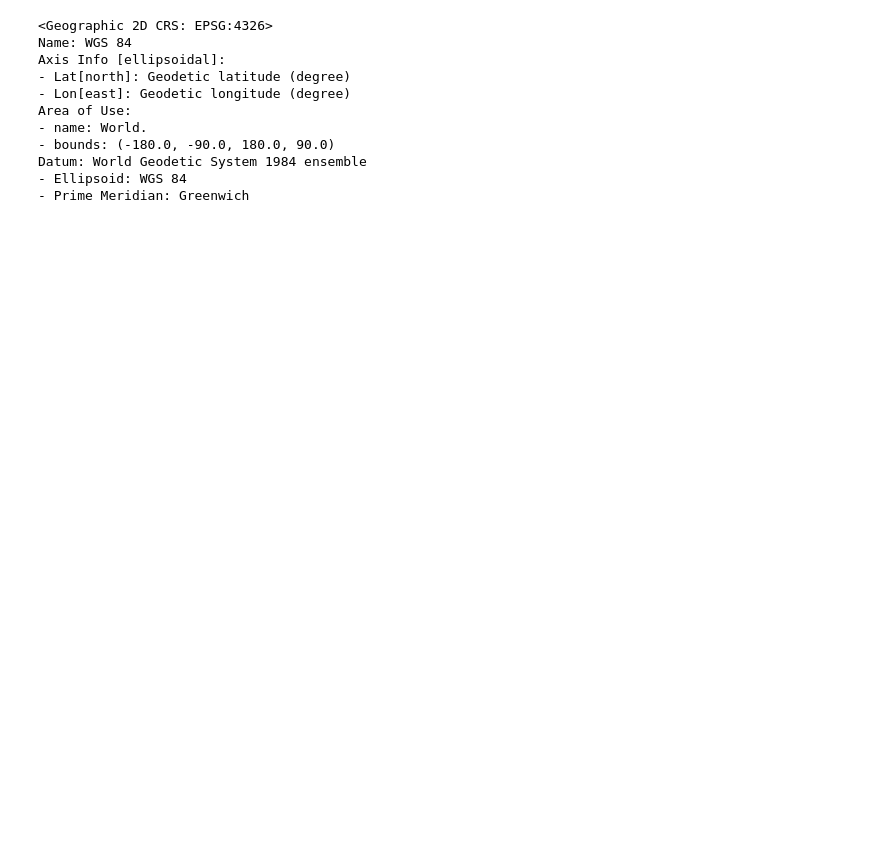
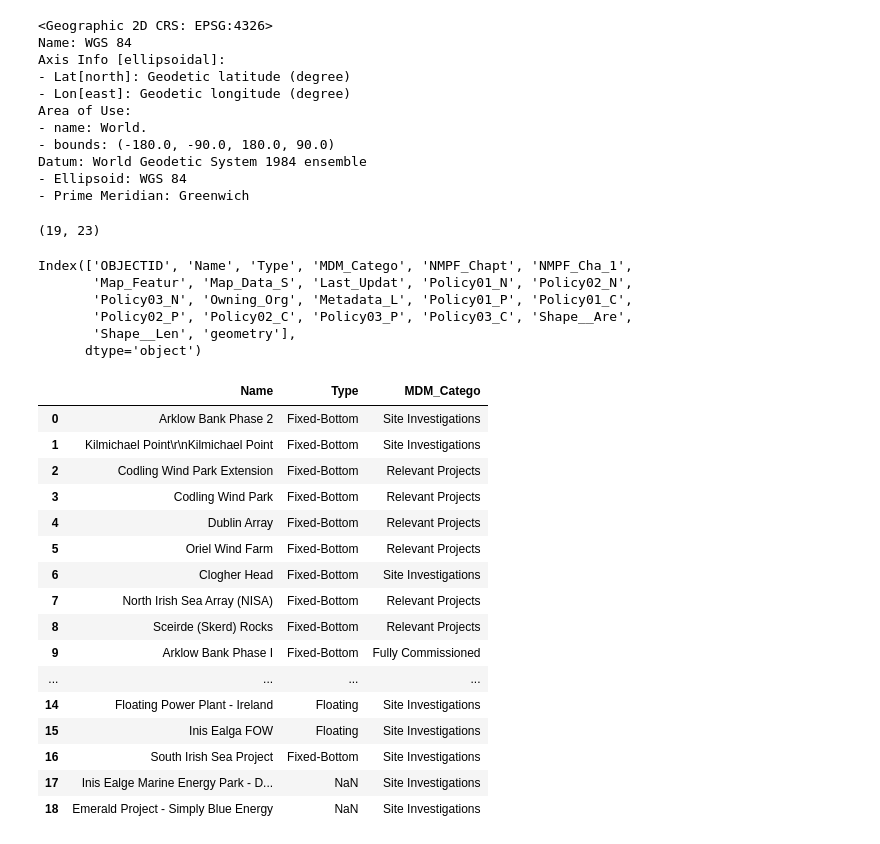
Before and after one commit to wind-to-hydrogen-toolkit/hydrogen-salt-storage, a Jupyter notebook: notebooks/wind_farms_foreshore_process.ipynb, the cells around one changed output. Cells and saved outputs as stored; diff of their text form; code cells hidden in the pictures; blank space fills up the shorter version.

```diff
--- a/notebooks/wind_farms_foreshore_process.ipynb
+++ b/notebooks/wind_farms_foreshore_process.ipynb
@@ -101,6 +78,39 @@ Area of Use:
 Datum: World Geodetic System 1984 ensemble
 - Ellipsoid: WGS 84
 - Prime Meridian: Greenwich
+# %%
+wind_farms.shape
+# %% [output]
+(19, 23)
+# %%
+wind_farms.columns
+# %% [output]
+Index(['OBJECTID', 'Name', 'Type', 'MDM_Catego', 'NMPF_Chapt', 'NMPF_Cha_1',
+       'Map_Featur', 'Map_Data_S', 'Last_Updat', 'Policy01_N', 'Policy02_N',
+       'Policy03_N', 'Owning_Org', 'Metadata_L', 'Policy01_P', 'Policy01_C',
+       'Policy02_P', 'Policy02_C', 'Policy03_P', 'Policy03_C', 'Shape__Are',
+       'Shape__Len', 'geometry'],
+      dtype='object')
+# %%
+wind_farms[["Name", "Type", "MDM_Catego"]]
+# %% [output]
+|  | Name | Type | MDM_Catego |
+| 0 | Arklow Bank Phase 2 | Fixed-Bottom | Site Investigations |
+| 1 | Kilmichael Point\r\nKilmichael Point | Fixed-Bottom | Site Investigations |
+| 2 | Codling Wind Park Extension | Fixed-Bottom | Relevant Projects |
+| 3 | Codling Wind Park | Fixed-Bottom | Relevant Projects |
+| 4 | Dublin Array | Fixed-Bottom | Relevant Projects |
+| 5 | Oriel Wind Farm | Fixed-Bottom | Relevant Projects |
+| 6 | Clogher Head | Fixed-Bottom | Site Investigations |
+| 7 | North Irish Sea Array (NISA) | Fixed-Bottom | Relevant Projects |
+| 8 | Sceirde (Skerd) Rocks | Fixed-Bottom | Relevant Projects |
+| 9 | Arklow Bank Phase I | Fixed-Bottom | Fully Commissioned |
+| ... | ... | ... | ... |
+| 14 | Floating Power Plant - Ireland | Floating | Site Investigations |
+| 15 | Inis Ealga FOW | Floating | Site Investigations |
+| 16 | South Irish Sea Project | Fixed-Bottom | Site Investigations |
+| 17 | Inis Ealge Marine Energy Park - D... | NaN | Site Investigations |
+| 18 | Emerald Project - Simply Blue Energy | NaN | Site Investigations |
 # %%
 ax = ie.plot(
     color="navajowhite", figsize=(7.5, 7.5),
```
Also changed, not shown: parts of 4 cells of this notebook, 2 other files.
